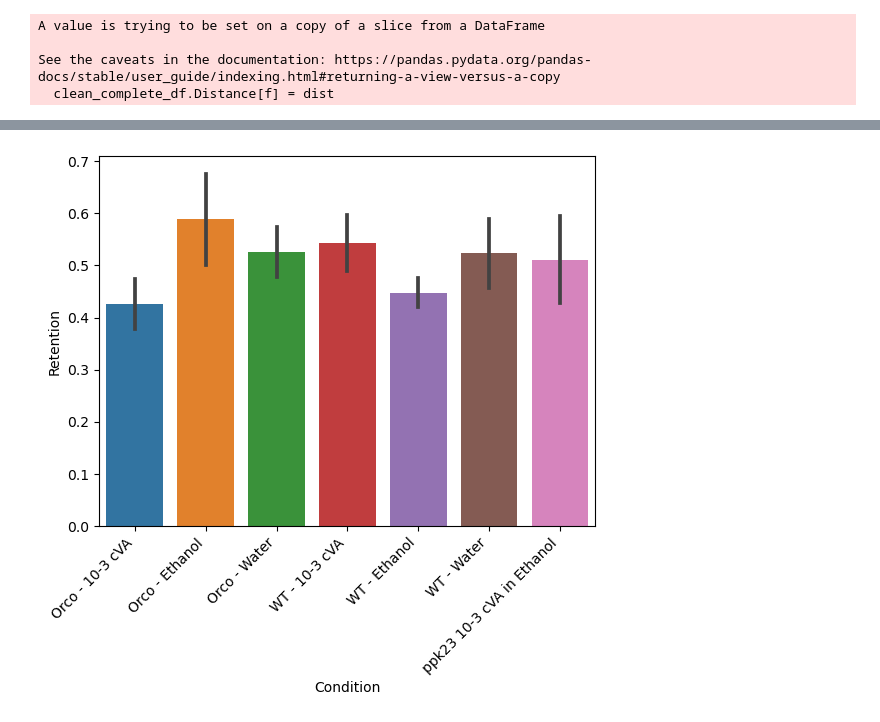
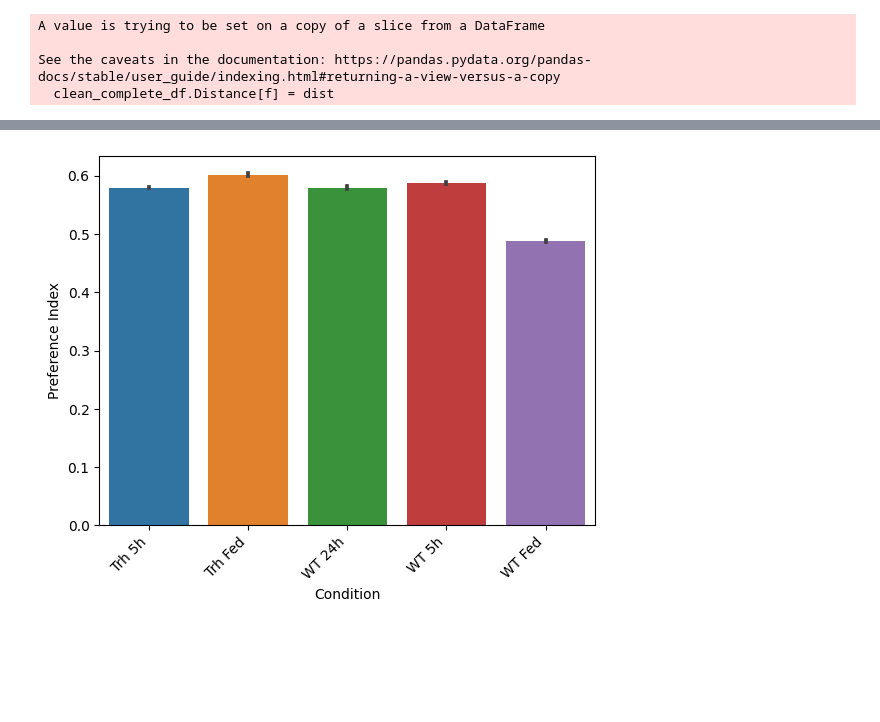
Before and after one commit to HariPNarayanan/larva-locater, a Jupyter notebook: PreferenceIndex_BigFrame.ipynb, the cells around one changed output, grey strips where cells are left out. Drawn from its saved outputs; the diff is of its cells as text; code cells hidden in the pictures; blank space fills up the shorter version.

```diff
--- a/PreferenceIndex_BigFrame.ipynb
+++ b/PreferenceIndex_BigFrame.ipynb
@@ -93,8 +93,8 @@ for cond in conditions:
         coordlist = list(zip(x_centroid_list, y_centroid_list))
         t = np.arange(np.size(x_centroid_list))
 
-        x_1 = x_centroid_list[0]
-        y_1 = y_centroid_list[0]
+        x_1 = 15
+        y_1 = 11
 
         for f in sub_df.index:
             x_2 = sub_df.X[f]
@@ -179,3 +167,40 @@ sbs.lineplot(data = frame_dist_df_Orco, x = 'Frame' ,y = frame_dist_df, hue = 'C
+# %%
+def pref_index_calc(frame_sub_df):
+    sum_side = frame_sub_df['Side'].sum()
+    total_side = frame_sub_df['Side'].count()
+    if total_side > 0:
+        ret_index = sum_side/total_side
+    else:
+        ret_index = 0
+    return ret_index
+# %%
+side_df = clean_complete_df.copy()
+side_df = compare_to_constant(side_df, "Y", 14.6)
+# %%
+pref_df = pd.DataFrame(
+    {"Condition" : [],
+     "Trial" : [],
+     "Preference Index" : [],
+     "Frame" : []
+     })
+
+for cond in conditions:
+    for trial in trials_dict[f'{cond}']:
+        sub_df = side_df[(side_df['Condition'] == cond) & (side_df['Trial'] == trial)]
+        pref_list = []
+        frame_list = sub_df["Frame"].unique().tolist()
+        for frame in frame_list:
+              frame_sub_df = sub_df[(sub_df['Frame'] == frame)]
+              ret_frame = pref_index_calc(frame_sub_df)
+              pref_list.append(ret_frame)
+        temp_pref_df = pd.DataFrame(
+             {    "Condition" : cond,
+                  "Trial" : trial,
+                  "Preference Index" : pref_list,
+                  "Frame" : frame_list
+             }
+        )
+        pref_df = pd.concat([pref_df, temp_pref_df])
 # %%
 # Retention index - bin data into >3cm and <3cm
 
@@ -258,10 +235,10 @@ retained_grouped_df_mean.head()
 # %%
 retained_grouped_df_mean.drop(columns=["Trial"],inplace=True)
 # %%
-ax = sbs.barplot(data = retained_grouped_df_mean, x = "Condition", y = "Retention", errorbar="se")
+ax = sbs.barplot(data = pref_df, x = "Condition", y = "Preference Index", errorbar="se")
 ax.set_xticklabels(ax.get_xticklabels(), rotation=45, ha='right')  # Rotate labels by 45 degrees
 
 plt.show()
 # %% [output]
-[figure, old version]
+[figure, new version]
 # %%
```
Also changed, not shown: parts of 30 cells of this notebook.
